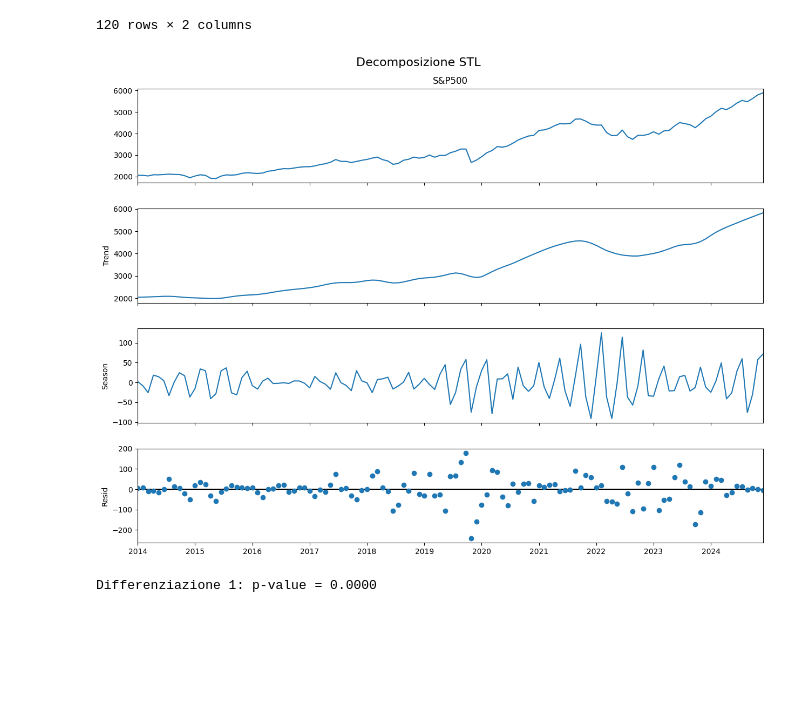
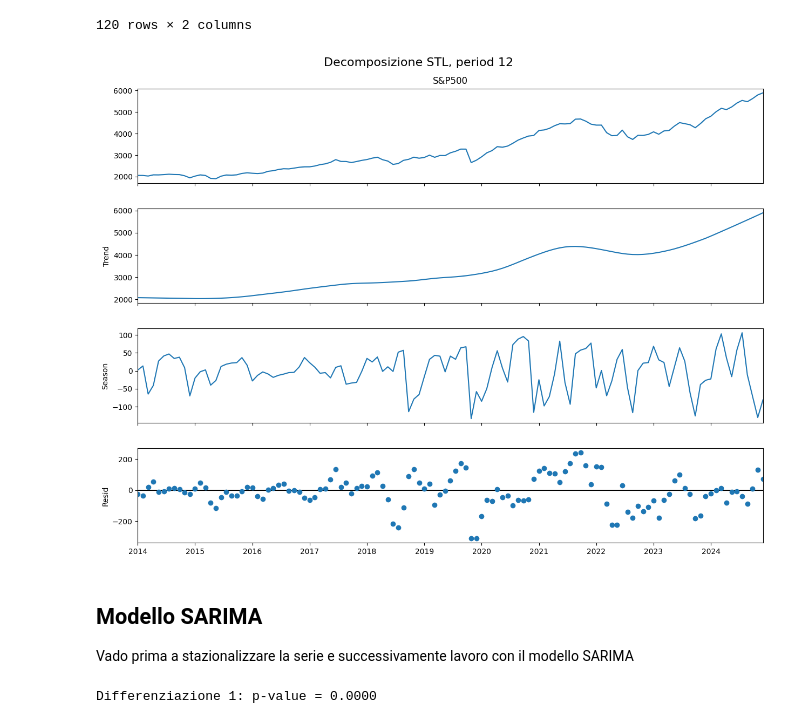
Before and after one commit to lucabellantee/Time-series-analysis, a Jupyter notebook: time_series.ipynb, the cells around one changed output. Saved outputs shown, nothing was run; the diff lists cells and outputs as text; code cells hidden in the pictures; blank space fills up the shorter version.

Commit message:
Aggiunti nuovi grafici + impostato modello SARIMA

```diff
--- a/time_series.ipynb
+++ b/time_series.ipynb
@@ -177,34 +251,40 @@ df_monthly.head(120)
 # %%
 import matplotlib.pyplot as plt
 from statsmodels.tsa.seasonal import STL
 
 # Supponiamo che 'df_monthly' contenga la colonna 'Date' in formato 'Period' (anno/mese)
 # e la colonna 'S&P500' con i dati mensili aggregati
 
+period = 12
 # Decomposizione STL
-stl = STL(df_monthly['S&P500'], period=4)  # Scegli un periodo adatto ai tuoi dati
+stl = STL(df_monthly['S&P500'], period=period)  # Scegli un periodo adatto ai tuoi dati
 result = stl.fit()
 
 # Plot della decomposizione
 fig = result.plot()
 fig.set_size_inches(14, 10)
 
 # Titolo della figura
-plt.suptitle('Decomposizione STL', fontsize=16)
+plt.suptitle(f'Decomposizione STL, period {period}', fontsize=16)
 
 # Impostare le etichette dell'asse X per visualizzare solo gli anni
 years = df_monthly['Date'].dt.year.unique()  # Ottieni gli anni unici dalla colonna 'Date'
 
 # Impostare i tick sull'asse X in corrispondenza degli anni
 plt.gca().set_xticks(range(0, len(df_monthly), len(df_monthly)//len(years)))
 
 # Impostare le etichette dell'asse X come gli anni
 plt.gca().set_xticklabels(years, rotation=0)
 
 # Visualizza il grafico
 plt.show()
 # %% [output]
-[figure, old version]
+[figure, new version]
+# %% [markdown]
+## Modello SARIMA
+
+
+Vado prima a stazionalizzare la serie e successivamente lavoro con il modello SARIMA
 # %%
 import pandas as pd
 from statsmodels.tsa.stattools import adfuller
```
Also changed, not shown: parts of 5 cells of this notebook.
